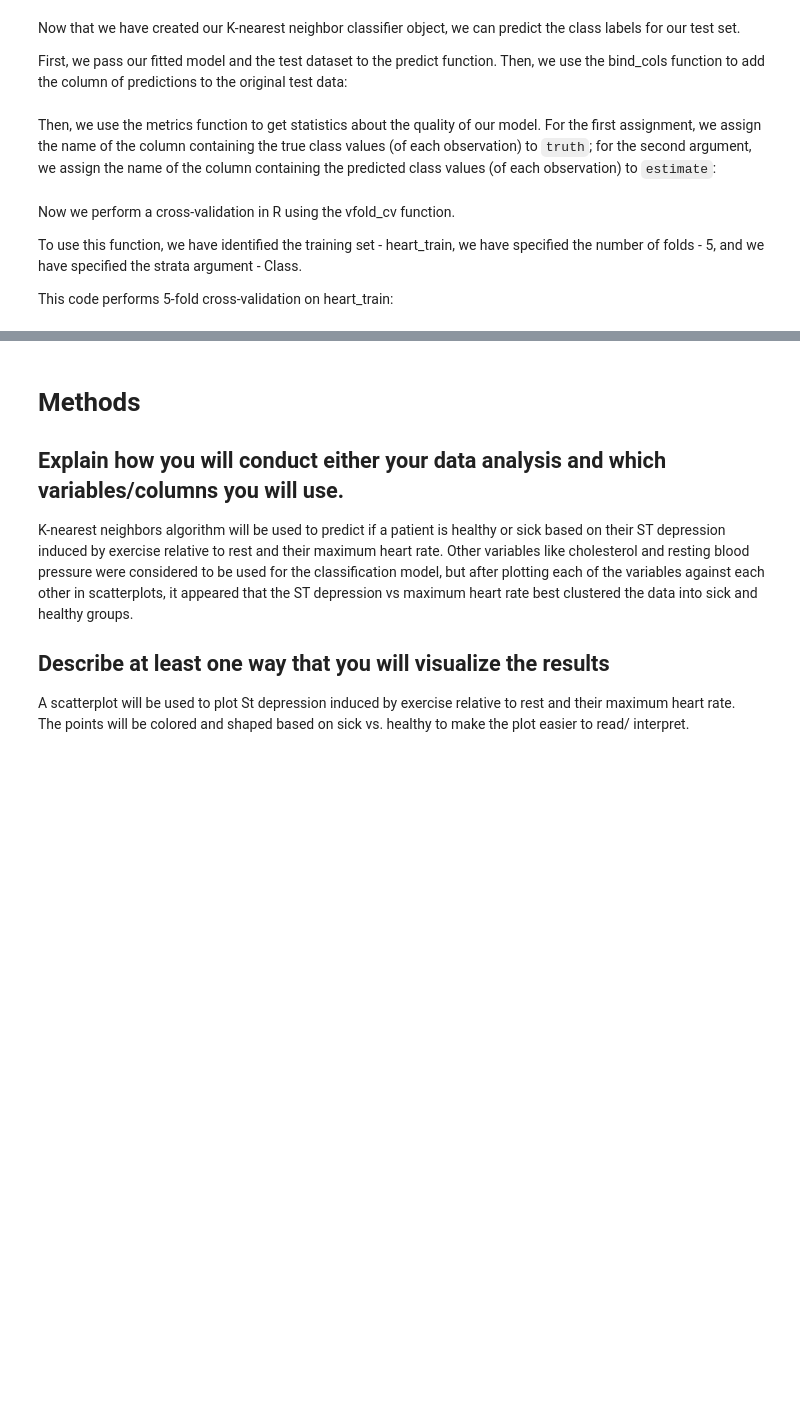
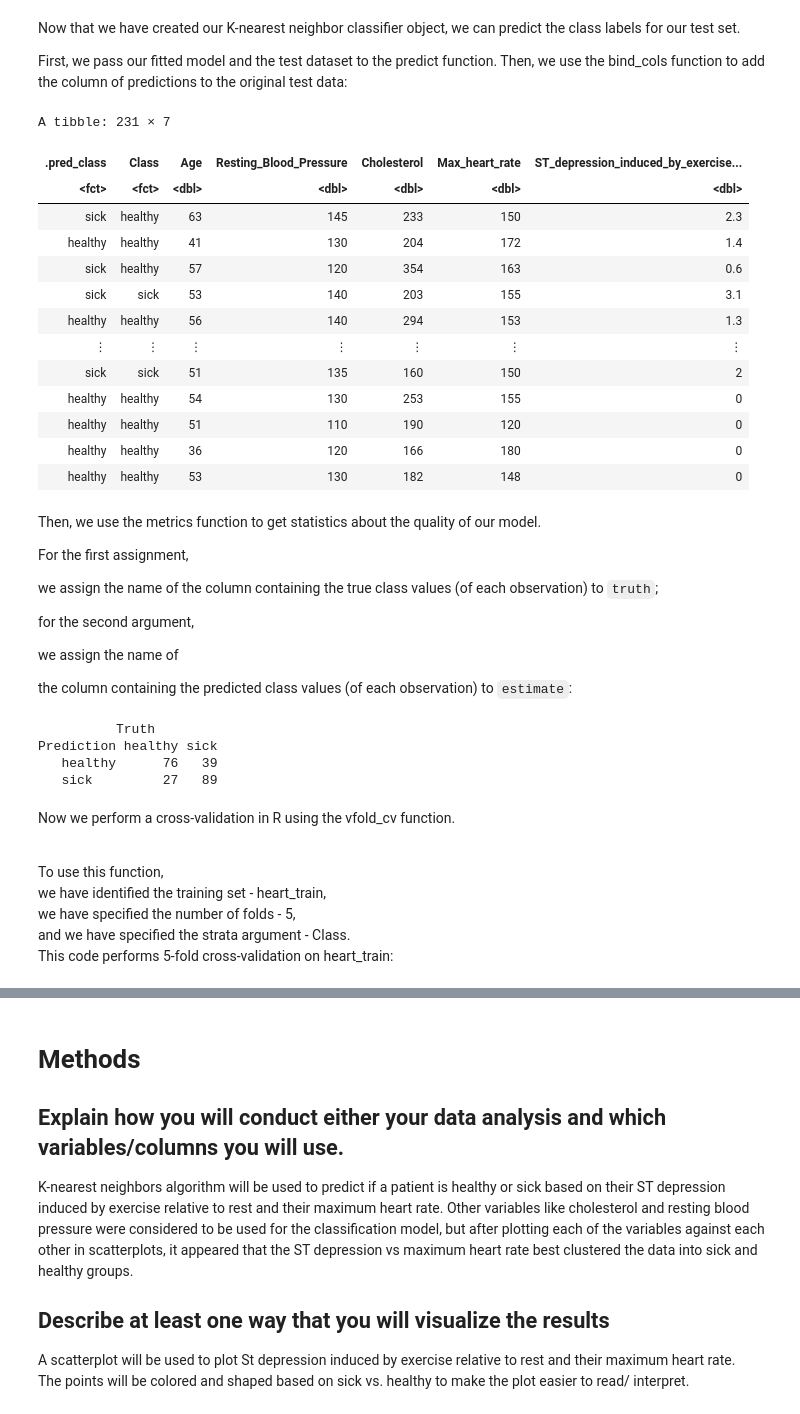
Before and after one commit to riacsik/heart-disease, a Jupyter notebook: group_project_report.ipynb, the cells around one changed output, grey strips where cells are left out. Saved outputs shown, nothing was run; the diff lists cells and outputs as text; code cells hidden in the pictures; blank space fills up the shorter version.

```diff
--- a/group_project_report.ipynb
+++ b/group_project_report.ipynb
@@ -523,23 +453,50 @@ Then, we use the bind_cols function to add the column of predictions to the orig
 # %%
 heart_test_predictions <- predict(heart_fit , heart_test) |>
                           bind_cols(heart_test)
+heart_test_predictions
+# %% [output]
+A tibble: 231 × 7
+| .pred_class | Class | Age | Resting_Blood_Pressure | Cholesterol | Max_heart_rate | ST_depression_induced_by_exercise... |
+| <fct> | <fct> | <dbl> | <dbl> | <dbl> | <dbl> | <dbl> |
+| sick | healthy | 63 | 145 | 233 | 150 | 2.3 |
+| healthy | healthy | 41 | 130 | 204 | 172 | 1.4 |
+| sick | healthy | 57 | 120 | 354 | 163 | 0.6 |
+| sick | sick | 53 | 140 | 203 | 155 | 3.1 |
+| healthy | healthy | 56 | 140 | 294 | 153 | 1.3 |
+| ⋮ | ⋮ | ⋮ | ⋮ | ⋮ | ⋮ | ⋮ |
+| sick | sick | 51 | 135 | 160 | 150 | 2 |
+| healthy | healthy | 54 | 130 | 253 | 155 | 0 |
+| healthy | healthy | 51 | 110 | 190 | 120 | 0 |
+| healthy | healthy | 36 | 120 | 166 | 180 | 0 |
+| healthy | healthy | 53 | 130 | 182 | 148 | 0 |
 # %% [markdown]
 Then, we use the metrics function to get statistics about the quality of our model.
+
 For the first assignment,
+
 we assign the name of the column containing the true class values (of each observation) to `truth`;
+
 for the second argument,
-we assign the name of the column containing the predicted class values (of each observation) to `estimate`:
+
+we assign the name of
+
+the column containing the predicted class values (of each observation) to `estimate`:
 # %%
 heart_mat <- heart_test_predictions |>
              conf_mat(truth = Class, estimate = .pred_class)
+heart_mat
+# %% [output]
+          Truth
+Prediction healthy sick
+   healthy      76   39
+   sick         27   89
 # %% [markdown]
-Now we perform a cross-validation in R using the vfold_cv function.
+Now we perform a cross-validation in R using the vfold_cv function. <br><br>
 
-To use this function,
-we have identified the training set - heart_train,
-we have specified the number of folds - 5,
-and we have specified the strata argument - Class.
-
+To use this function, <br>
+we have identified the training set - heart_train, <br>
+we have specified the number of folds - 5, <br>
+and we have specified the strata argument - Class. <br>
 This code performs 5-fold cross-validation on heart_train:
 # %%
 heart_vfold <- vfold_cv(heart_train, v = 5, strata = "Class")
```
Also changed, not shown: parts of 28 cells of this notebook.
